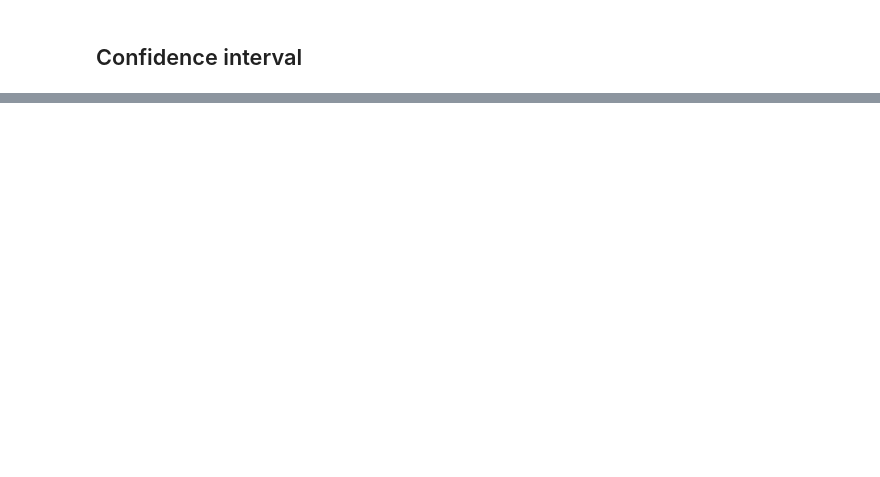
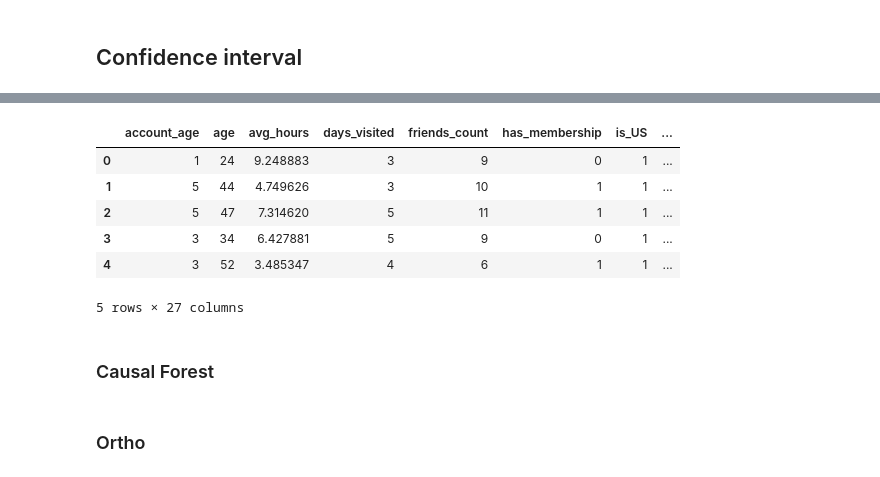
Before and after one commit to tridungduong16/InterpretableMachineLearning-ComprehensiveSurvey, a Jupyter notebook: Source Code/my_work/experiment/application/EconML_Purchase_Demand.ipynb, the cells around one changed output, grey strips where cells are left out. Drawn from its saved outputs; the diff is of its cells as text; code cells hidden in the pictures; blank space fills up the shorter version.

```diff
--- a/Source Code/my_work/experiment/application/EconML_Purchase_Demand.ipynb
+++ b/Source Code/my_work/experiment/application/EconML_Purchase_Demand.ipynb
@@ -738,0 +419,41 @@ Generation 11. MAE 14.2957
+# %%
+model = CausalModel(data=train,
+                    treatment=treatment,
+                    outcome=outcome,
+                    common_causes=cov, proceed_when_unidentifiable=True)
+train[treatment] = [bool(x) for x in train[treatment]]
+identified_estimand = model.identify_effect()
+
+estimate_we = model.estimate_effect(
+        identified_estimand, method_name="backdoor.propensity_score_matching")
+
+estimate_linear = model.estimate_effect(
+        identified_estimand, method_name="backdoor.linear_regression")
+
+
+model = CausalModel(data=test,
+                    treatment=treatment,
+                    outcome=outcome,
+                    common_causes=cov, proceed_when_unidentifiable=True)
+test[treatment] = [bool(x) for x in test[treatment]]
+identified_estimand = model.identify_effect()
+
+estimate_we_test = model.estimate_effect(
+    identified_estimand, method_name="backdoor.propensity_score_matching")
+
+estimate_linear_test = model.estimate_effect(
+        identified_estimand, method_name="backdoor.linear_regression")
+
+knn_train = utils.abs_ate(true_effect_train, estimate_we.value)
+knn_test = utils.abs_ate(true_effect_test, estimate_we_test.value)
+
+lr_train = utils.abs_ate(true_effect_train, estimate_linear.value)
+lr_test = utils.abs_ate(true_effect_test, estimate_linear_test.value)
+
+print(lr_train, lr_test)
+
+result_dic['knn_train'] = knn_train
+result_dic['knn_test'] = knn_test
+
+result_dic['lr_train'] = lr_train
+result_dic['lr_test'] = lr_test
@@ -738,0 +540,10 @@ Generation 11. MAE 14.2957
+# %%
+train.head()
+# %% [output]
+|  | account_age | age | avg_hours | days_visited | friends_count | has_membership | is_US | ... |
+| 0 | 1 | 24 | 9.248883 | 3 | 9 | 0 | 1 | ... |
+| 1 | 5 | 44 | 4.749626 | 3 | 10 | 1 | 1 | ... |
+| 2 | 5 | 47 | 7.314620 | 5 | 11 | 1 | 1 | ... |
+| 3 | 3 | 34 | 6.427881 | 5 | 9 | 0 | 1 | ... |
+| 4 | 3 | 52 | 3.485347 | 4 | 6 | 1 | 1 | ... |
+5 rows × 27 columns
@@ -738,0 +578,2 @@ Generation 11. MAE 14.2957
+# %% [markdown]
+### Causal Forest
@@ -738,0 +605,2 @@ Generation 11. MAE 14.2957
+# %% [markdown]
+### Ortho
```
Also changed, not shown: parts of 58 cells of this notebook, 11 other files.
